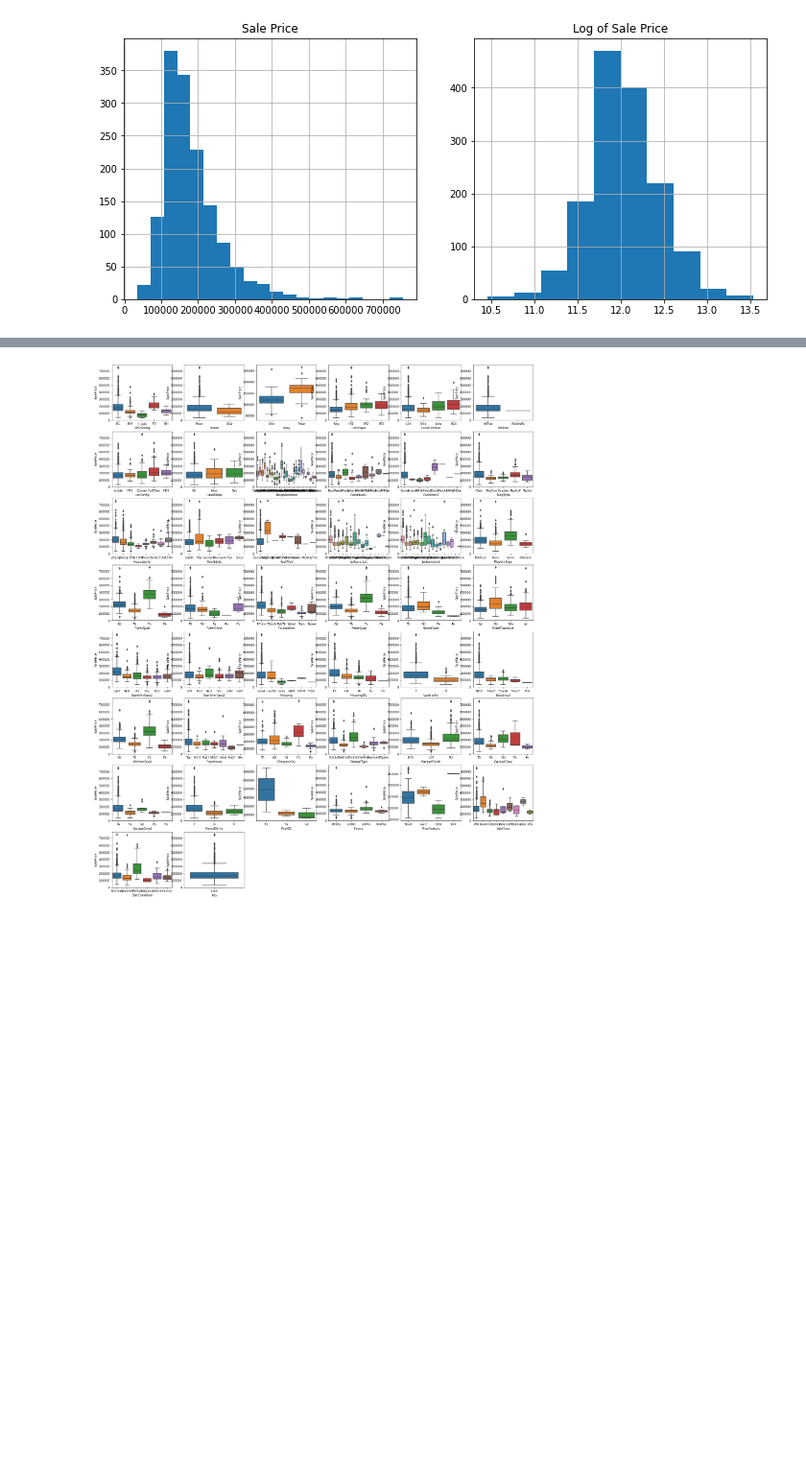
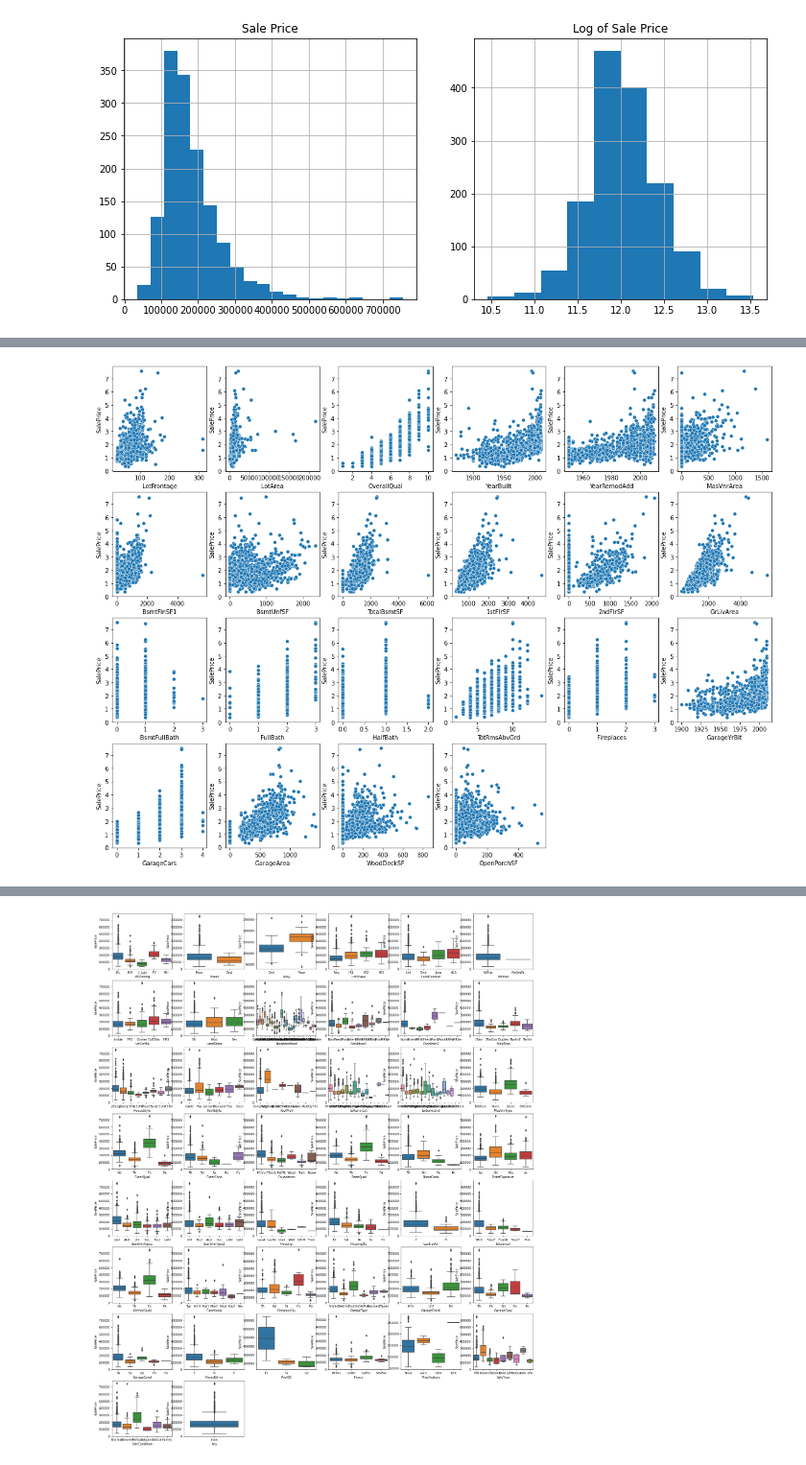
Before and after one commit to JackPierce11/Predicting-House-Prices, a Jupyter notebook: predicting-house-prices.ipynb, the cells around one changed output, grey strips where cells are left out. Shown at 96% size. Drawn from its saved outputs; the diff is of its cells as text; code cells hidden in the pictures; blank space fills up the shorter version.

```diff
--- a/predicting-house-prices.ipynb
+++ b/predicting-house-prices.ipynb
@@ -137,5 +160,13 @@ plt.show()
 # %%
 # Creating a list of numerical features identified from the heatmap as being correlated with target variable
-numerical_predictors = correlations['SalePrice'][abs(correlations['SalePrice']) > 0.2].index
-numerical_predictors = numerical_predictors.drop(['SalePrice', 'LogSalePrice'])
-numerical_predictors = list(numerical_predictors)
+num_corr = correlations['SalePrice'][abs(correlations['SalePrice']) > 0.2].index
+num_corr = num_corr.drop(['SalePrice', 'LogSalePrice'])
+num_corr = list(num_corr)
+# %%
+fig = plt.figure(figsize=(20,15))
+
+for ind, col in enumerate(num_corr):
+    ax = plt.subplot(4,6,ind+1)
+    sns.scatterplot(data=train, x=train[col], y=train['SalePrice']/100000)
+# %% [output]
+[figure, added]
```
Also changed, not shown: parts of 60 cells of this notebook.
